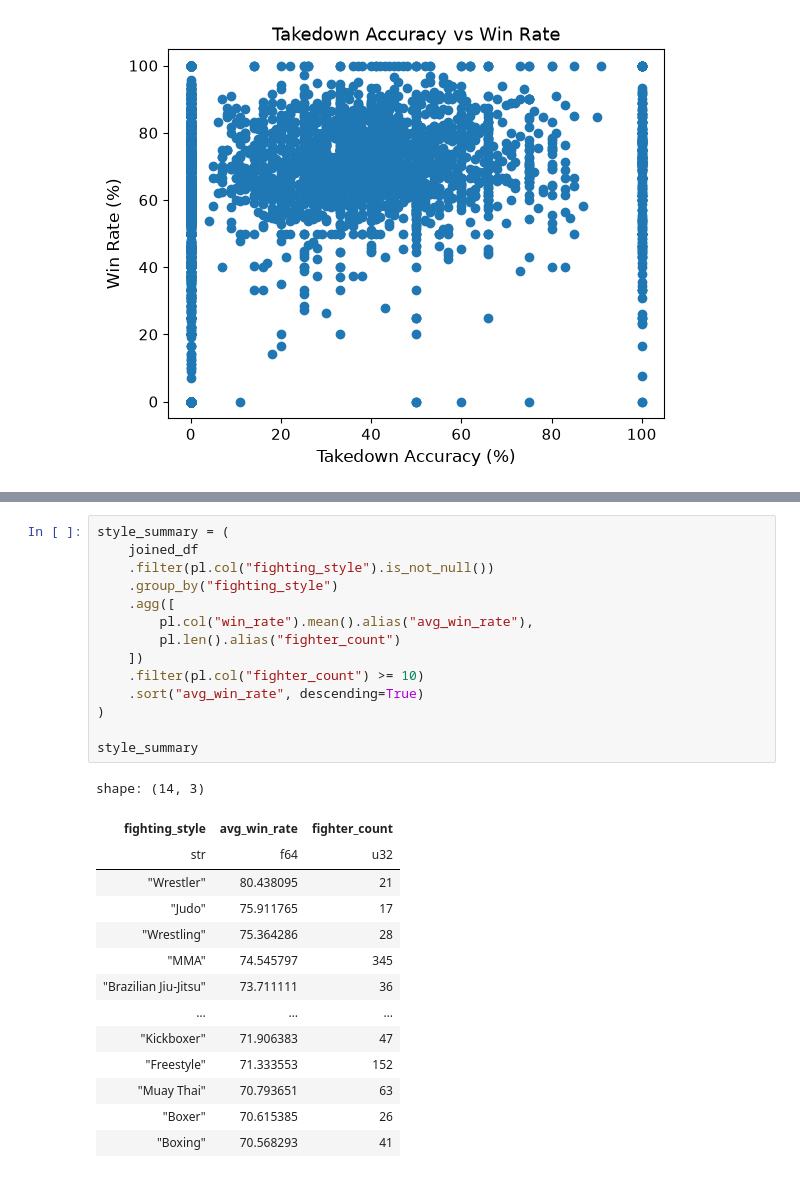
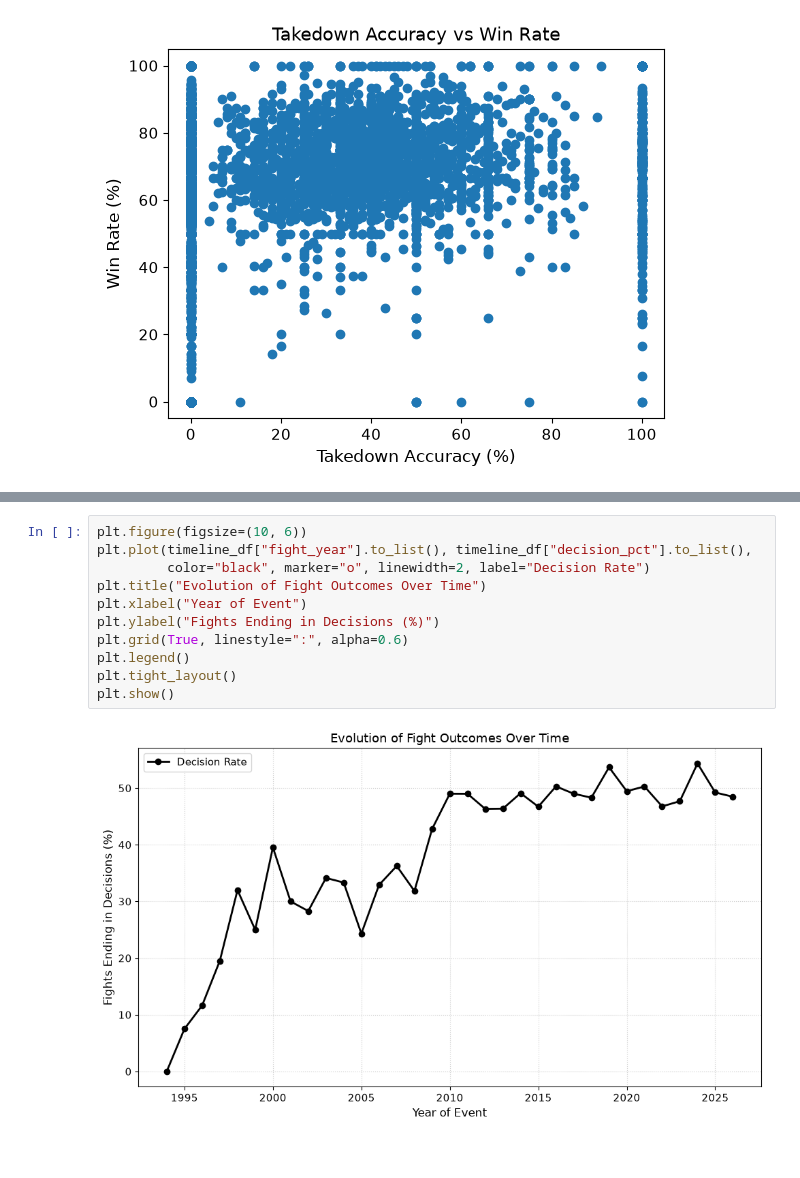
Before and after one commit to Tpate33/cs418-ufc-fight-analysis, a Jupyter notebook: eda.ipynb, the cells around one changed output, grey strips where cells are left out. Drawn from its saved outputs; the diff is of its cells as text.

```diff
--- a/eda.ipynb
+++ b/eda.ipynb
@@ -254,31 +295,15 @@ shape: (20, 3)
-# %%
-style_summary = (
-    joined_df
-    .filter(pl.col("fighting_style").is_not_null())
-    .group_by("fighting_style")
-    .agg([
-        pl.col("win_rate").mean().alias("avg_win_rate"),
-        pl.len().alias("fighter_count")
-    ])
-    .filter(pl.col("fighter_count") >= 10)
-    .sort("avg_win_rate", descending=True)
-)
-
-style_summary
-# %% [output]
-shape: (14, 3)
-| fighting_style | avg_win_rate | fighter_count |
-| str | f64 | u32 |
-| "Wrestler" | 80.438095 | 21 |
-| "Judo" | 75.911765 | 17 |
-| "Wrestling" | 75.364286 | 28 |
-| "MMA" | 74.545797 | 345 |
-| "Brazilian Jiu-Jitsu" | 73.711111 | 36 |
-| … | … | … |
-| "Kickboxer" | 71.906383 | 47 |
-| "Freestyle" | 71.333553 | 152 |
-| "Muay Thai" | 70.793651 | 63 |
-| "Boxer" | 70.615385 | 26 |
-| "Boxing" | 70.568293 | 41 |
+# %%
+plt.figure(figsize=(10, 6))
+plt.plot(timeline_df["fight_year"].to_list(), timeline_df["decision_pct"].to_list(),
+         color="black", marker="o", linewidth=2, label="Decision Rate")
+plt.title("Evolution of Fight Outcomes Over Time")
+plt.xlabel("Year of Event")
+plt.ylabel("Fights Ending in Decisions (%)")
+plt.grid(True, linestyle=":", alpha=0.6)
+plt.legend()
+plt.tight_layout()
+plt.show()
+# %% [output]
+[figure, added]
 # %%
 plt.figure(figsize=(10, 6))
```
Also changed, not shown: parts of 10 cells of this notebook, 3 other files.
